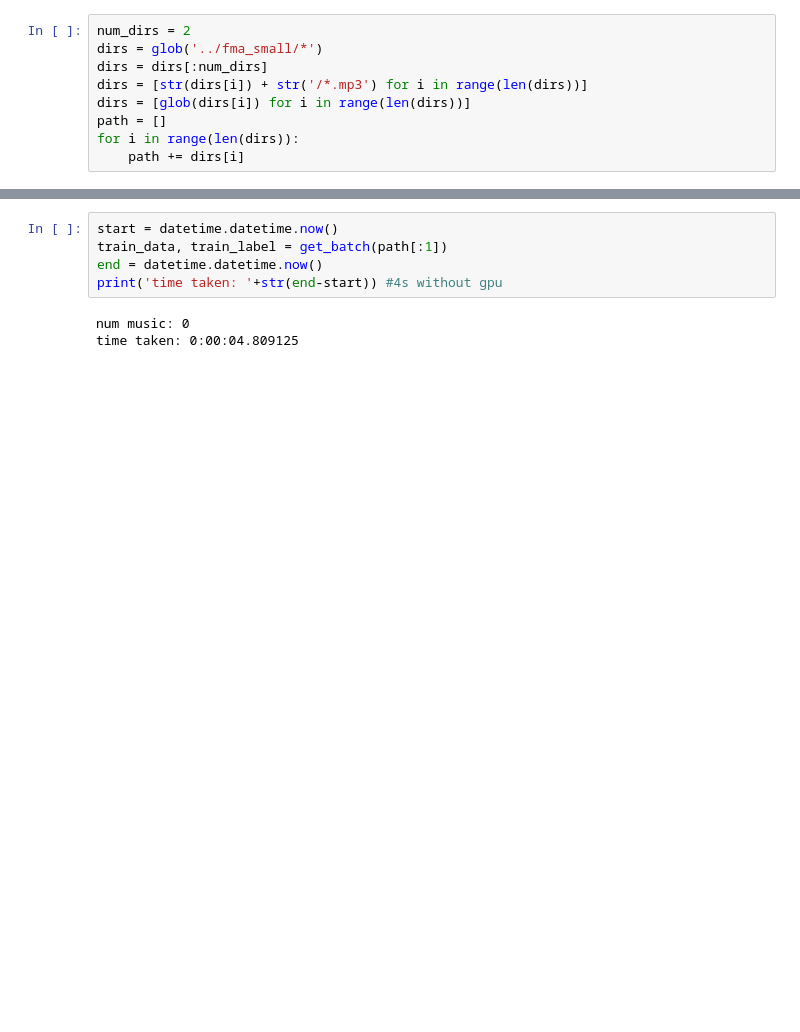
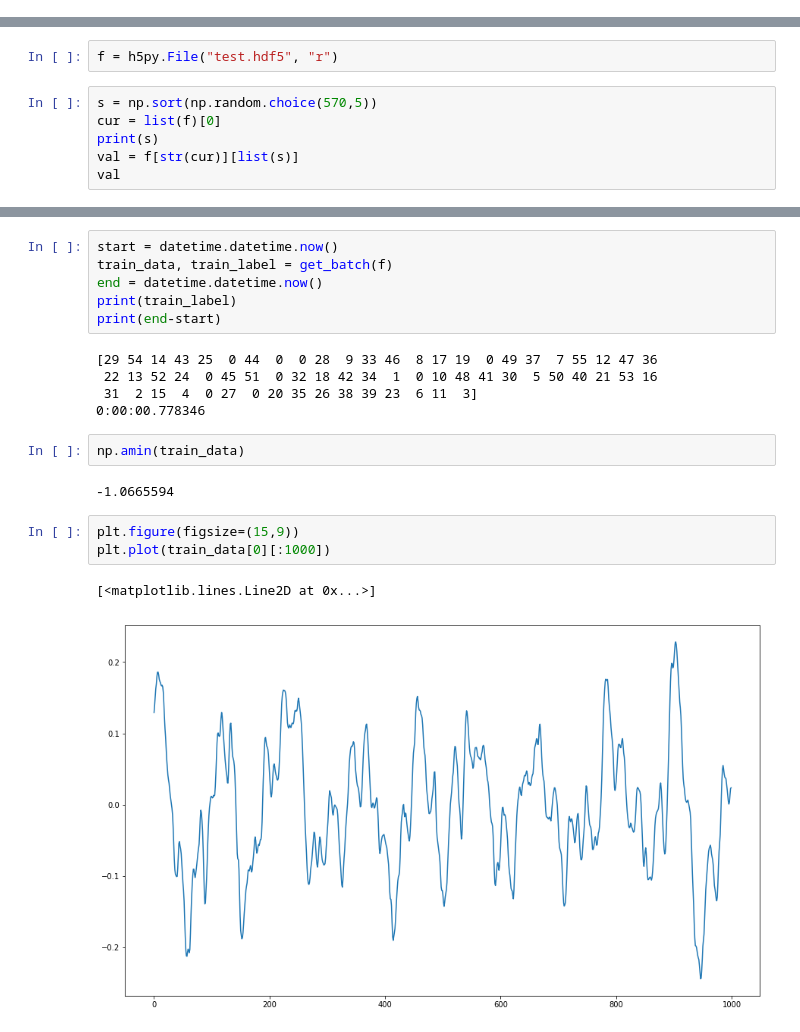
Before and after one commit to jw222/Gravitational-Wave, a Jupyter notebook: Time Series Method.ipynb, the cells around one changed output, grey strips where cells are left out. Saved outputs shown, nothing was run; the diff lists cells and outputs as text; blank space fills up the shorter version.

```diff
--- a/Time Series Method.ipynb
+++ b/Time Series Method.ipynb
@@ -10,10 +11 @@ import tensorflow as tf
 import datetime
-# %%
-num_dirs = 2
-dirs = glob('../fma_small/*')
-dirs = dirs[:num_dirs]
-dirs = [str(dirs[i]) + str('/*.mp3') for i in range(len(dirs))]
-dirs = [glob(dirs[i]) for i in range(len(dirs))]
-path = []
-for i in range(len(dirs)):
-    path += dirs[i]
@@ -78,0 +12,8 @@ def get_batch(path, k=None, shuffle=True):
+# %%
+f = h5py.File("test.hdf5", "r")
+# %%
+s = np.sort(np.random.choice(570,5))
+cur = list(f)[0]
+print(s)
+val = f[str(cur)][list(s)]
+val
@@ -79,9 +91,22 @@ def get_batch(path, k=None, shuffle=True):
 # %%
 start = datetime.datetime.now()
-train_data, train_label = get_batch(path[:1])
+train_data, train_label = get_batch(f)
 end = datetime.datetime.now()
-print('time taken: '+str(end-start)) #4s without gpu
+print(train_label)
+print(end-start)
 # %% [output]
-num music: 0
-time taken: 0:00:04.809125
+[29 54 14 43 25  0 44  0  0 28  9 33 46  8 17 19  0 49 37  7 55 12 47 36
+ 22 13 52 24  0 45 51  0 32 18 42 34  1  0 10 48 41 30  5 50 40 21 53 16
+ 31  2 15  4  0 27  0 20 35 26 38 39 23  6 11  3]
+0:00:00.778346
+# %%
+np.amin(train_data)
+# %% [output]
+-1.0665594
+# %%
+plt.figure(figsize=(15,9))
+plt.plot(train_data[0][:1000])
+# %% [output]
+[<matplotlib.lines.Line2D at 0x...>]
+[figure, added]
 # %%
```
Also changed, not shown: parts of 15 cells of this notebook, 1 other file.
